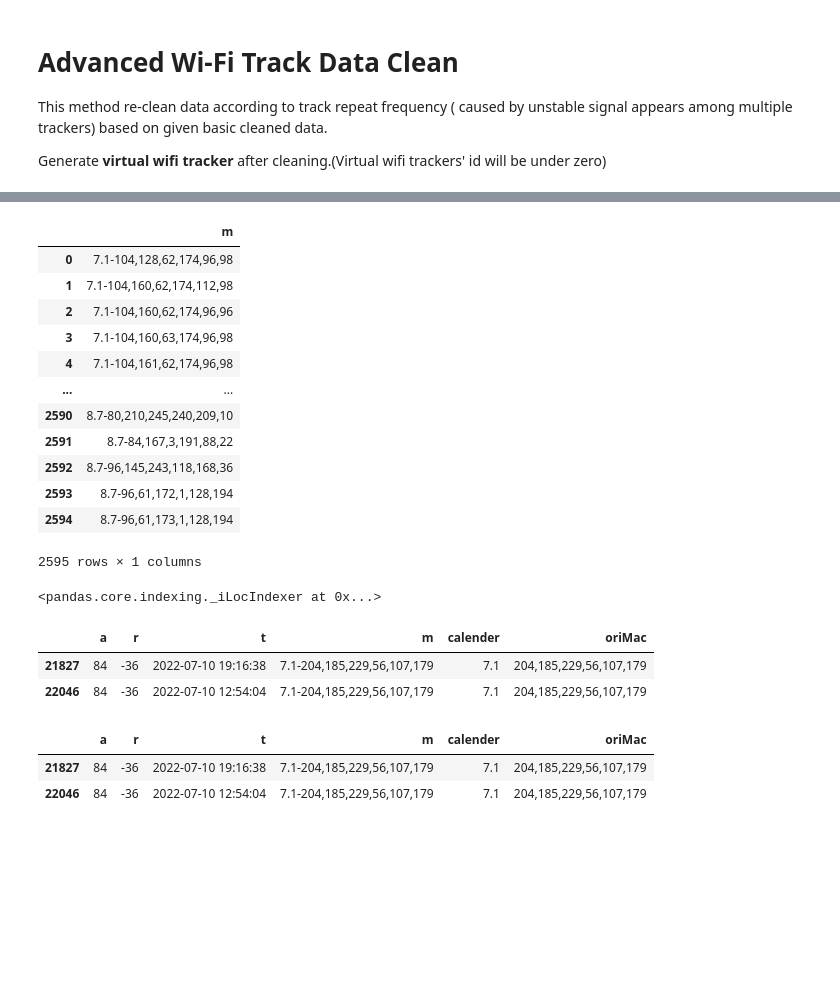
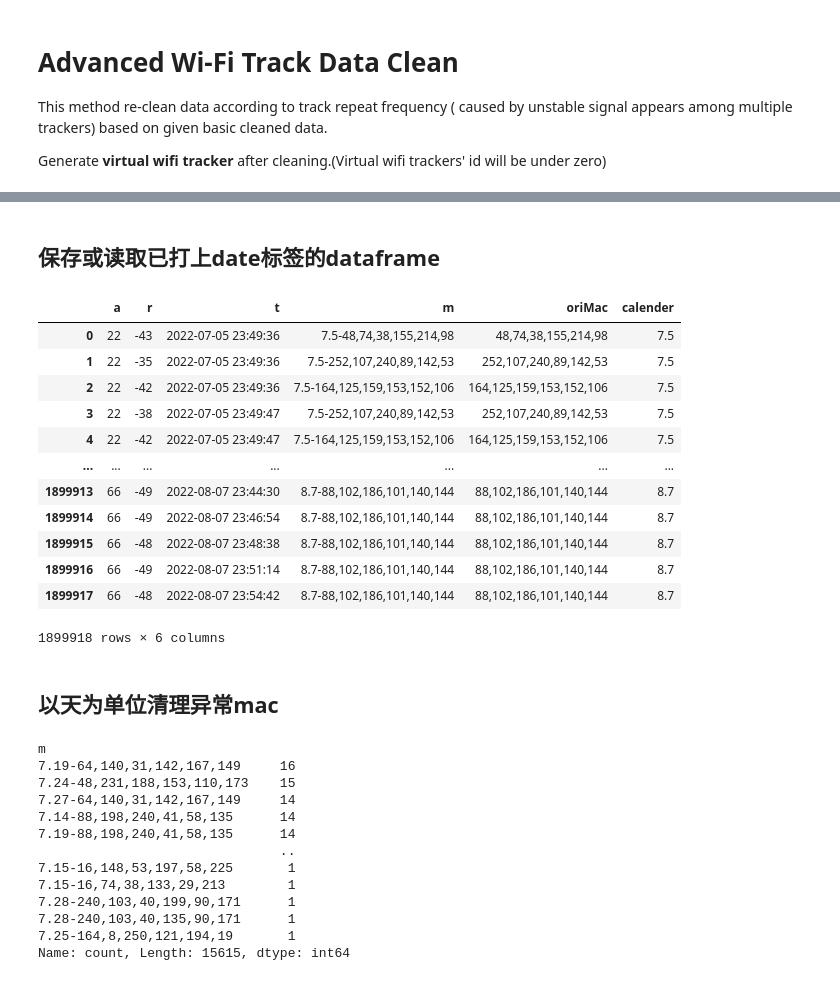
Before and after one commit to RickH-Arch/MEIRL-GAIL-Behavior-Cloning, a Jupyter notebook: wifi_track_data/wifi_track_data_clean_advanced.ipynb, the cells around one changed output, grey strips where cells are left out. Saved outputs shown, nothing was run; the diff lists cells and outputs as text; code cells hidden in the pictures; blank space fills up the shorter version.

```diff
--- a/wifi_track_data/wifi_track_data_clean_advanced.ipynb
+++ b/wifi_track_data/wifi_track_data_clean_advanced.ipynb
@@ -118,37 +90,42 @@ df
-# %%
-#获得只存在过一个地方的mac名单
-list_count = df.groupby(['m']).a.value_counts()
-dd = list_count.to_frame().rename(columns={'a': 'A'}).reset_index()
-mac_Once = dd[~dd.duplicated('m', keep=False)].m.reset_index().drop('index',
-                                                                    axis=1)
-mac_Once
-# %% [output]
-|  | m |
-| 0 | 7.1-104,128,62,174,96,98 |
-| 1 | 7.1-104,160,62,174,112,98 |
-| 2 | 7.1-104,160,62,174,96,96 |
-| 3 | 7.1-104,160,63,174,96,98 |
-| 4 | 7.1-104,161,62,174,96,98 |
-| ... | ... |
-| 2590 | 8.7-80,210,245,240,209,10 |
-| 2591 | 8.7-84,167,3,191,88,22 |
-| 2592 | 8.7-96,145,243,118,168,36 |
-| 2593 | 8.7-96,61,172,1,128,194 |
-| 2594 | 8.7-96,61,173,1,128,194 |
-2595 rows × 1 columns
-# %%
-mac_Once.iloc(0)
-# %% [output]
-<pandas.core.indexing._iLocIndexer at 0x...>
-# %%
-df[df.m == mac_Once.iloc[80].m]
-# %% [output]
-|  | a | r | t | m | calender | oriMac |
-| 21827 | 84 | -36 | 2022-07-10 19:16:38 | 7.1-204,185,229,56,107,179 | 7.1 | 204,185,229,56,107,179 |
-| 22046 | 84 | -36 | 2022-07-10 12:54:04 | 7.1-204,185,229,56,107,179 | 7.1 | 204,185,229,56,107,179 |
-# %%
-df[df.oriMac == '204,185,229,56,107,179']
-# %% [output]
-|  | a | r | t | m | calender | oriMac |
-| 21827 | 84 | -36 | 2022-07-10 19:16:38 | 7.1-204,185,229,56,107,179 | 7.1 | 204,185,229,56,107,179 |
-| 22046 | 84 | -36 | 2022-07-10 12:54:04 | 7.1-204,185,229,56,107,179 | 7.1 | 204,185,229,56,107,179 |
+# %% [markdown]
+## 保存或读取已打上date标签的dataframe
+# %%
+#df.to_csv(os.getcwd()+"/cleaned_data/dacang/temp/dacang_cleaned_data_dataLabeled.csv",index=False)
+df = pd.read_csv(os.getcwd()+"/cleaned_data/dacang/temp/dacang_cleaned_data_dataLabeled.csv")
+df
+# %% [output]
+|  | a | r | t | m | oriMac | calender |
+| 0 | 22 | -43 | 2022-07-05 23:49:36 | 7.5-48,74,38,155,214,98 | 48,74,38,155,214,98 | 7.5 |
+| 1 | 22 | -35 | 2022-07-05 23:49:36 | 7.5-252,107,240,89,142,53 | 252,107,240,89,142,53 | 7.5 |
+| 2 | 22 | -42 | 2022-07-05 23:49:36 | 7.5-164,125,159,153,152,106 | 164,125,159,153,152,106 | 7.5 |
+| 3 | 22 | -38 | 2022-07-05 23:49:47 | 7.5-252,107,240,89,142,53 | 252,107,240,89,142,53 | 7.5 |
+| 4 | 22 | -42 | 2022-07-05 23:49:47 | 7.5-164,125,159,153,152,106 | 164,125,159,153,152,106 | 7.5 |
+| ... | ... | ... | ... | ... | ... | ... |
+| 1899913 | 66 | -49 | 2022-08-07 23:44:30 | 8.7-88,102,186,101,140,144 | 88,102,186,101,140,144 | 8.7 |
+| 1899914 | 66 | -49 | 2022-08-07 23:46:54 | 8.7-88,102,186,101,140,144 | 88,102,186,101,140,144 | 8.7 |
+| 1899915 | 66 | -48 | 2022-08-07 23:48:38 | 8.7-88,102,186,101,140,144 | 88,102,186,101,140,144 | 8.7 |
+| 1899916 | 66 | -49 | 2022-08-07 23:51:14 | 8.7-88,102,186,101,140,144 | 88,102,186,101,140,144 | 8.7 |
+| 1899917 | 66 | -48 | 2022-08-07 23:54:42 | 8.7-88,102,186,101,140,144 | 88,102,186,101,140,144 | 8.7 |
+1899918 rows × 6 columns
+# %% [markdown]
+## 以天为单位清理异常mac
+# %%
+#获取每个mac一天中经过的探针数：a_count
+count_list = df.groupby('m').a.value_counts()
+df_count = count_list.to_frame().reset_index()
+a_count = df_count.m.value_counts()
+a_count
+# %% [output]
+m
+7.19-64,140,31,142,167,149     16
+7.24-48,231,188,153,110,173    15
+7.27-64,140,31,142,167,149     14
+7.14-88,198,240,41,58,135      14
+7.19-88,198,240,41,58,135      14
+                               ..
+7.15-16,148,53,197,58,225       1
+7.15-16,74,38,133,29,213        1
+7.28-240,103,40,199,90,171      1
+7.28-240,103,40,135,90,171      1
+7.25-164,8,250,121,194,19       1
+Name: count, Length: 15615, dtype: int64
```
Also changed, not shown: parts of 14 cells of this notebook, 3 other files.
